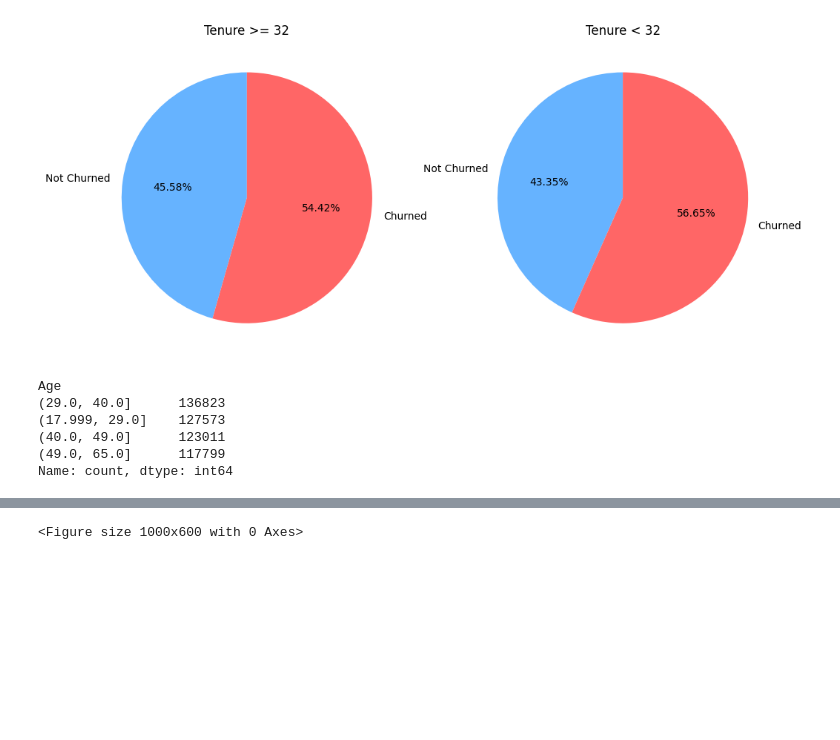
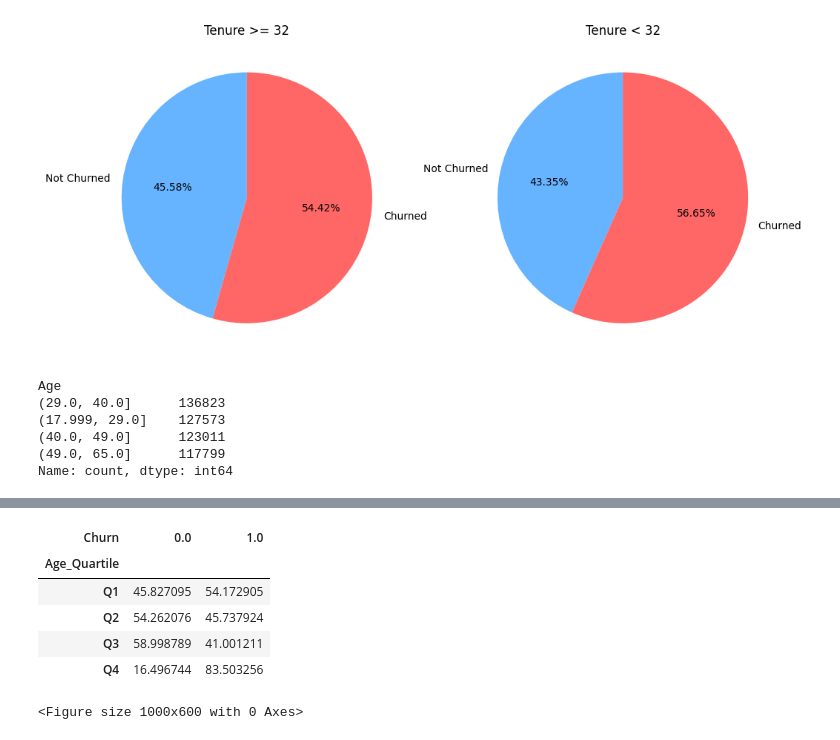
Before and after one commit to anjaneyajavvadi/CustomerChurn-EndToEnd, a Jupyter notebook: notebooks/eda.ipynb, the cells around one changed output, grey strips where cells are left out. Drawn from its saved outputs; the diff is of its cells as text; code cells hidden in the pictures; blank space fills up the shorter version.

```diff
--- a/notebooks/eda.ipynb
+++ b/notebooks/eda.ipynb
@@ -198,9 +166,15 @@ plt.show()
 # %%
-# Group by Age_Quartile and Churn, calculate counts
 age_churn_counts = df1.groupby('Age_Quartile')['Churn'].value_counts().unstack(fill_value=0)
 
-# Calculate percentage per quartile
 age_churn_perc = age_churn_counts.div(age_churn_counts.sum(axis=1), axis=0) * 100
+age_churn_perc
+# %% [output]
+| Churn | 0.0 | 1.0 |
+| Age_Quartile |  |  |
+| Q1 | 45.827095 | 54.172905 |
+| Q2 | 54.262076 | 45.737924 |
+| Q3 | 58.998789 | 41.001211 |
+| Q4 | 16.496744 | 83.503256 |
 # %%
 plt.figure(figsize=(10,6))
 quartile_labels = ['Q1','Q2','Q3','Q4']
```
Also changed, not shown: parts of 4 cells of this notebook.
